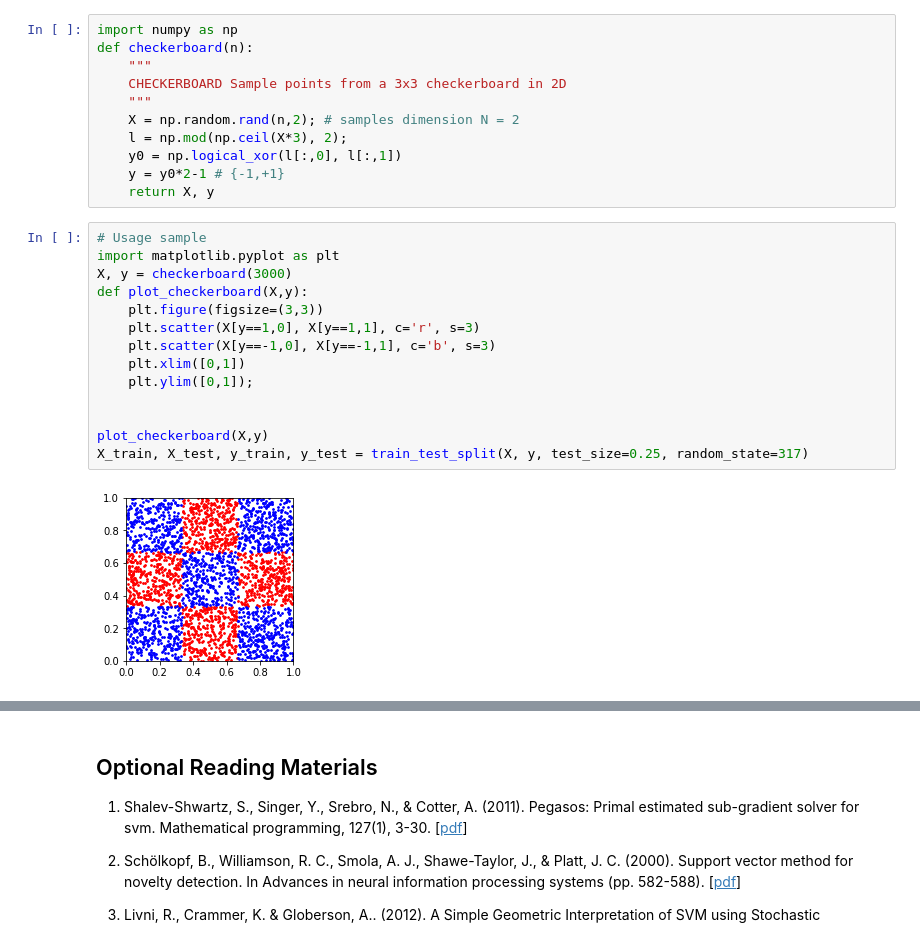
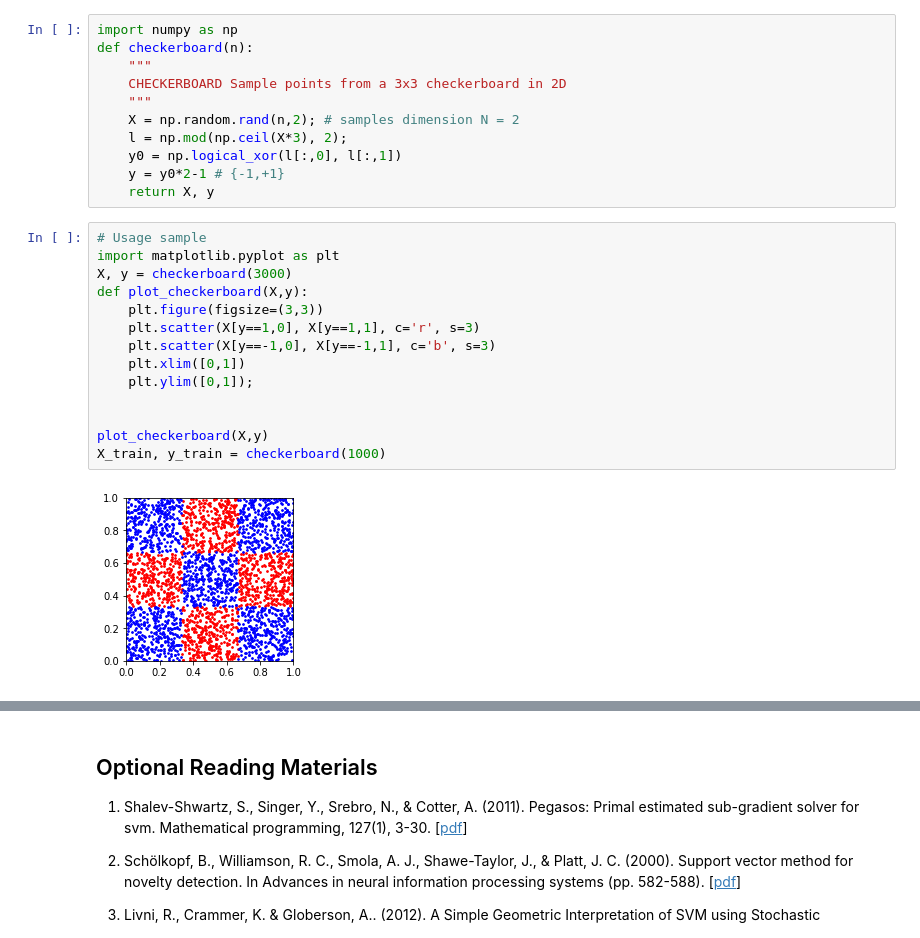
Before and after one commit to tansla/HWs_git, a Jupyter notebook: svm_exercise_2022_23_Rany&Tatiana.ipynb, the cells around one changed output, grey strips where cells are left out. Saved outputs shown, nothing was run; the diff lists cells and outputs as text.

```diff
--- a/svm_exercise_2022_23_Rany&Tatiana.ipynb
+++ b/svm_exercise_2022_23_Rany&Tatiana.ipynb
@@ -405,19 +405,19 @@ def checkerboard(n):
 # %%
 # Usage sample
 import matplotlib.pyplot as plt
 X, y = checkerboard(3000)
 def plot_checkerboard(X,y):
     plt.figure(figsize=(3,3))
     plt.scatter(X[y==1,0], X[y==1,1], c='r', s=3)
     plt.scatter(X[y==-1,0], X[y==-1,1], c='b', s=3)
     plt.xlim([0,1])
     plt.ylim([0,1]);
 
 
 plot_checkerboard(X,y)
-X_train, X_test, y_train, y_test = train_test_split(X, y, test_size=0.25, random_state=317)
+X_train, y_train = checkerboard(1000)
 # %% [output]
-[figure, old version]
+[figure, new version]
 # %%
 import numpy as np
 from sklearn.pipeline import make_pipeline
```
Also changed, not shown: parts of 8 cells of this notebook.
